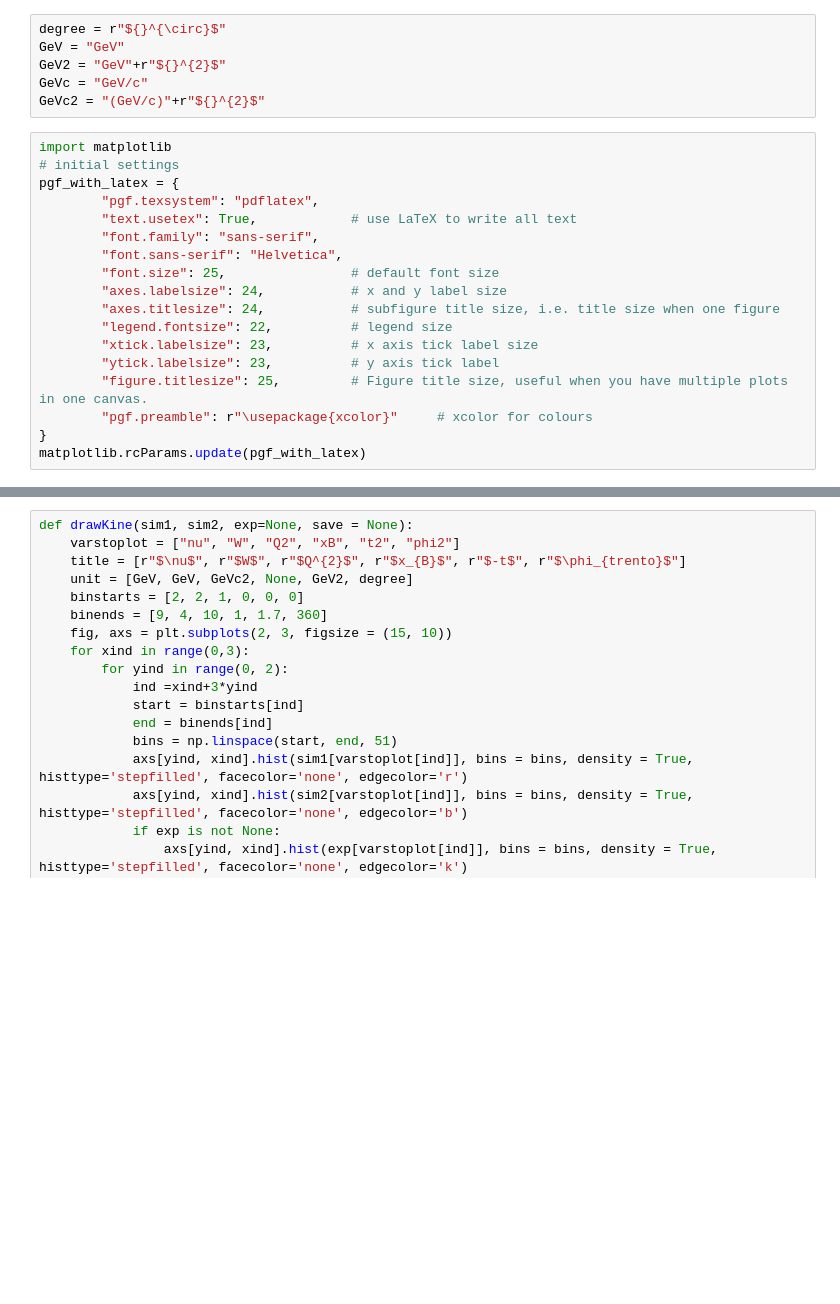
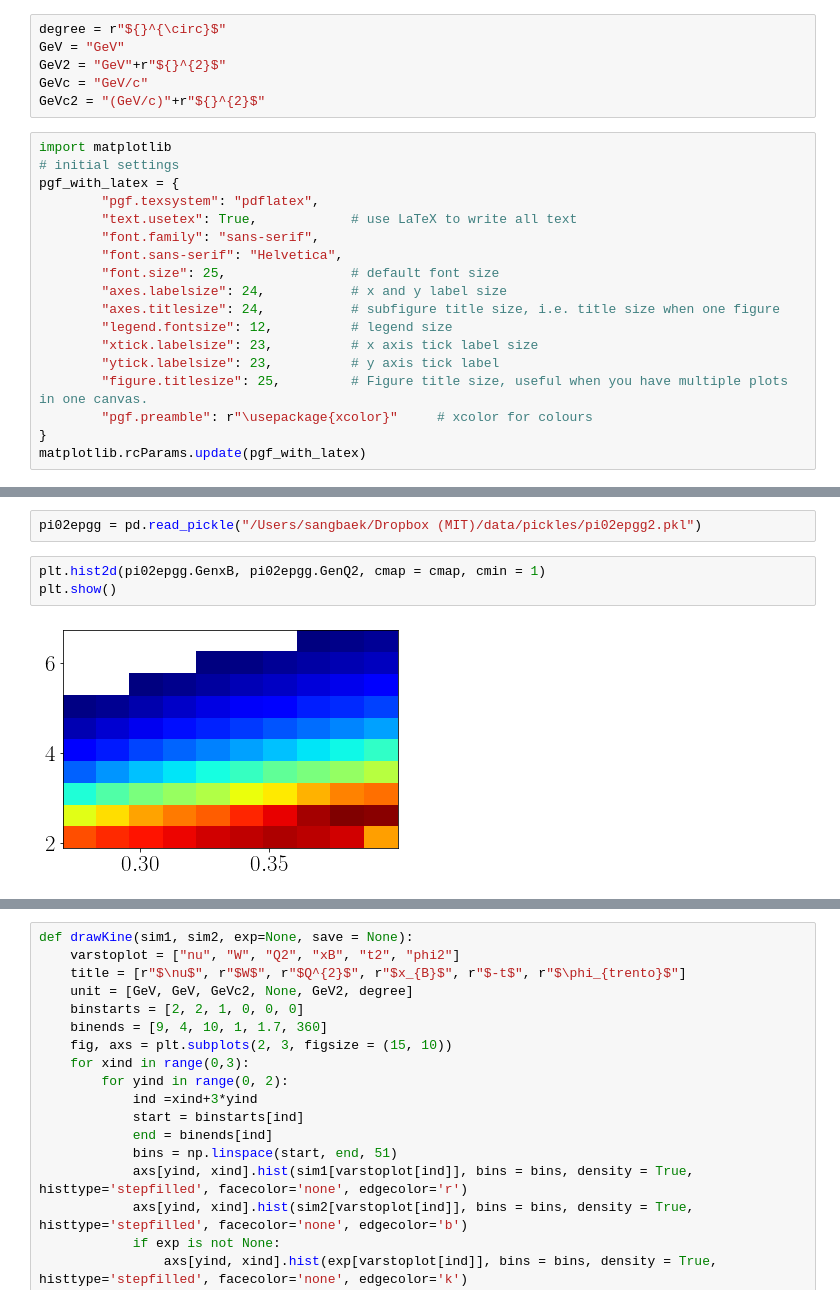
Before and after one commit to Sangbaek/clas12DVCS, a Jupyter notebook: workingWithFiltered.ipynb, the cells around one changed output, grey strips where cells are left out. Cells and saved outputs as stored; diff of their text form; blank space fills up the shorter version.

```diff
--- a/workingWithFiltered.ipynb
+++ b/workingWithFiltered.ipynb
@@ -21,7 +22,7 @@ pgf_with_latex = {
 		"font.size": 25,				# default font size
 		"axes.labelsize": 24,			# x and y label size
 		"axes.titlesize": 24,           # subfigure title size, i.e. title size when one figure
-		"legend.fontsize": 22,			# legend size
+		"legend.fontsize": 12,			# legend size
 		"xtick.labelsize": 23,			# x axis tick label size
 		"ytick.labelsize": 23,			# y axis tick label
 		"figure.titlesize": 25,         # Figure title size, useful when you have multiple plots in one canvas.
@@ -54,0 +76,7 @@ job2942_9_gen = pd.read_pickle("/Users/sangbaek/Dropbox (MIT)/data/pickles/2942_
+# %%
+pi02epgg = pd.read_pickle("/Users/sangbaek/Dropbox (MIT)/data/pickles/pi02epgg2.pkl")
+# %%
+plt.hist2d(pi02epgg.GenxB, pi02epgg.GenQ2, cmap = cmap, cmin = 1)
+plt.show()
+# %% [output]
+[figure, added]
```
Also changed, not shown: parts of 67 cells of this notebook, 11 other files.
